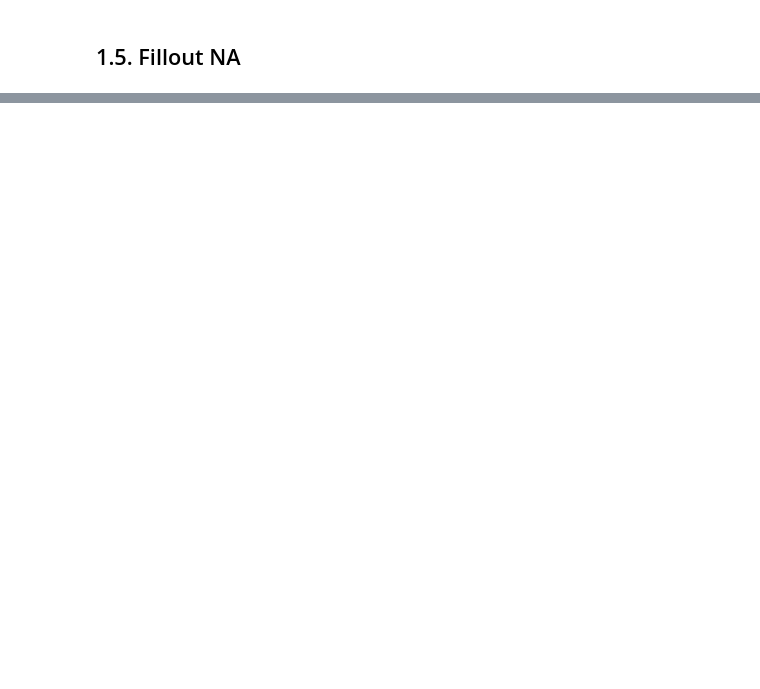
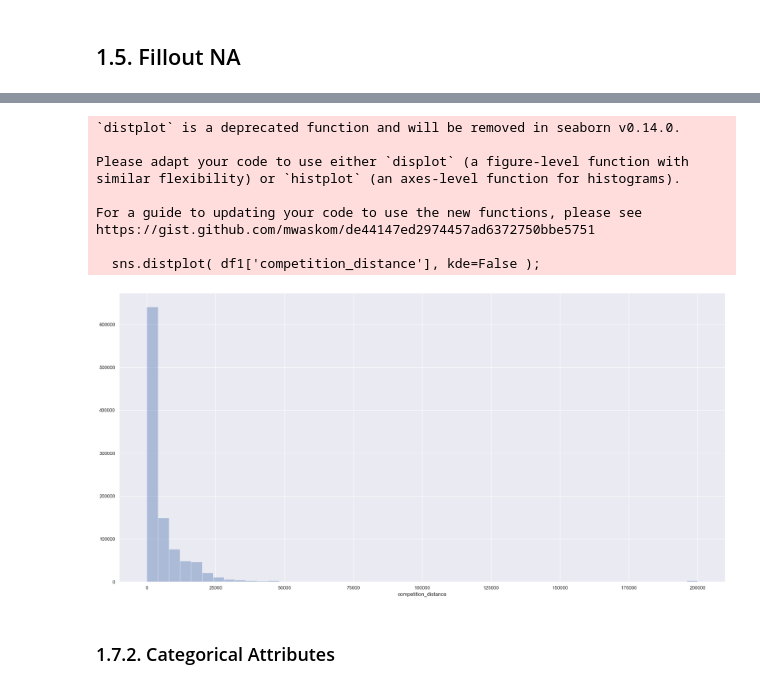
Before and after one commit to dslucasribeiro/rossmann, a Jupyter notebook: v01_store_salles_prediction.ipynb, the cells around one changed output, grey strips where cells are left out. Cells and saved outputs as stored; diff of their text form; code cells hidden in the pictures; blank space fills up the shorter version.

```diff
--- a/v01_store_salles_prediction.ipynb
+++ b/v01_store_salles_prediction.ipynb
@@ -88,0 +104,24 @@ df1['competition_distance'] = df1['competition_distance'].apply(lambda x: 200000
+# %%
+# Competition Distance -> 2642 NAs
+df1['competition_distance'] = df1['competition_distance'].apply(lambda x: 200000.0 if math.isnan(x) else x)
+
+# competition_open_since_month -> 323348 NAs
+df1['competition_open_since_month'] = df1.apply(lambda x: x['date'].month if math.isnan(x['competition_open_since_month']) else x['competition_open_since_month'], axis=1)
+
+# competition_open_since_year -> 323348 NAs
+df1['competition_open_since_year'] = df1.apply(lambda x: x['date'].year if math.isnan(x['competition_open_since_year']) else x['competition_open_since_year'], axis = 1)
+
+# promo2_since_week -> 508031 NAs
+df1['promo2_since_week'] = df1.apply(lambda x: x['date'].week if math.isnan(x['promo2_since_week']) else x['promo2_since_week'], axis = 1)
+
+# promo2_since_year -> 508031 NAs
+df1['promo2_since_year'] = df1.apply(lambda x: x['date'].year if math.isnan(x['promo2_since_year']) else x['promo2_since_year'], axis = 1)
+
+# promo_interval -> 508031 NAs
+month_map = {1: 'Jan', 2: 'Feb', 3: 'Mar', 4: 'Apr', 5: 'May', 6: 'Jun', 7: 'Jul', 8: 'Aug', 9: 'Sept', 10: 'Oct', 11: 'Nov', 12: 'Dec'}
+
+df1['promo_interval'].fillna(0, inplace=True)
+
+df1['month_map'] = df1['date'].dt.month.map(month_map)
+
+df1['is_promo'] = df1[['promo_interval', 'month_map']].apply(lambda x: 0 if x['promo_interval'] == 0 else 1 if x['month_map'] in x['promo_interval'].split(',') else 0, axis=1)
@@ -88,0 +150,6 @@ df1['competition_distance'] = df1['competition_distance'].apply(lambda x: 200000
+# %%
+df1['competition_open_since_month'] = df1['competition_open_since_month'].astype(int)
+df1['competition_open_since_year'] = df1['competition_open_since_year'].astype(int)
+
+df1['promo2_since_week'] = df1['promo2_since_week'].astype(int)
+df1['promo2_since_year'] = df1['promo2_since_year'].astype(int)
@@ -90,0 +196,15 @@ df1['competition_distance'] = df1['competition_distance'].apply(lambda x: 200000
+# %%
+sns.distplot( df1['competition_distance'], kde=False );
+# %% [output]
+`distplot` is a deprecated function and will be removed in seaborn v0.14.0.
+
+Please adapt your code to use either `displot` (a figure-level function with
+similar flexibility) or `histplot` (an axes-level function for histograms).
+
+For a guide to updating your code to use the new functions, please see
+https://gist.github.com/mwaskom/de44147ed2974457ad6372750bbe5751
+
+  sns.distplot( df1['competition_distance'], kde=False );
+[figure, added]
+# %% [markdown]
+### 1.7.2. Categorical Attributes
```
Also changed, not shown: parts of 22 cells of this notebook, 1 other file.
